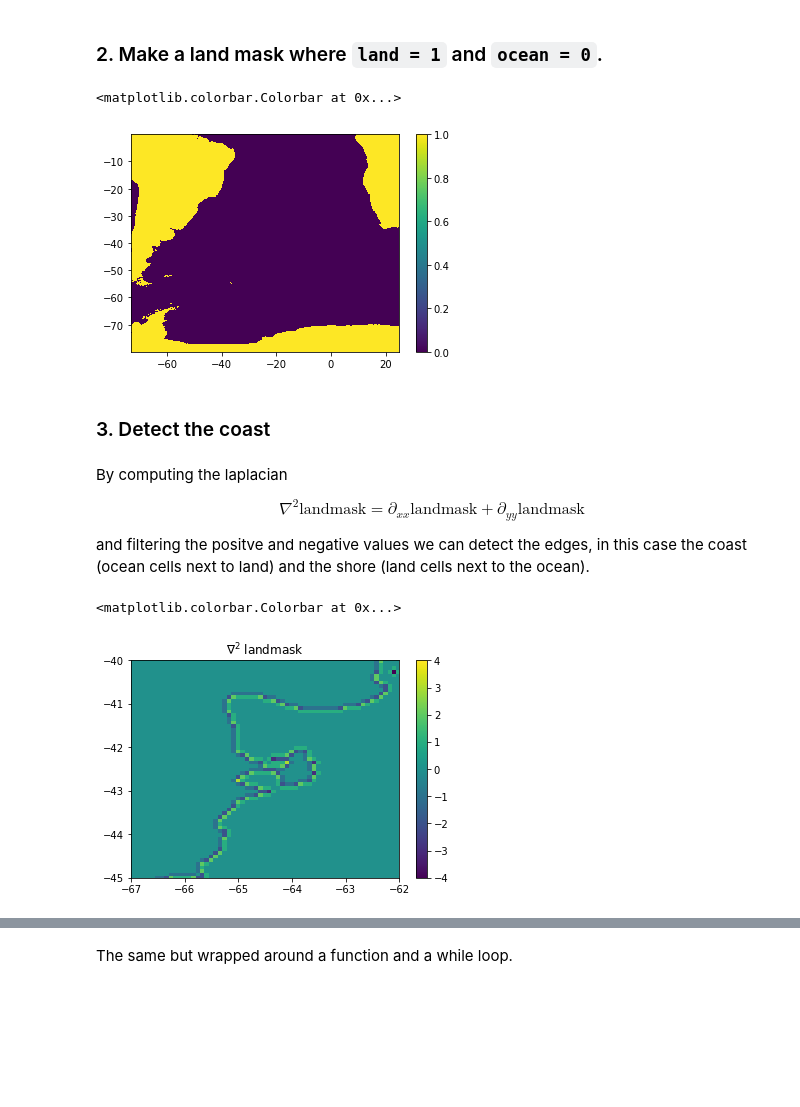
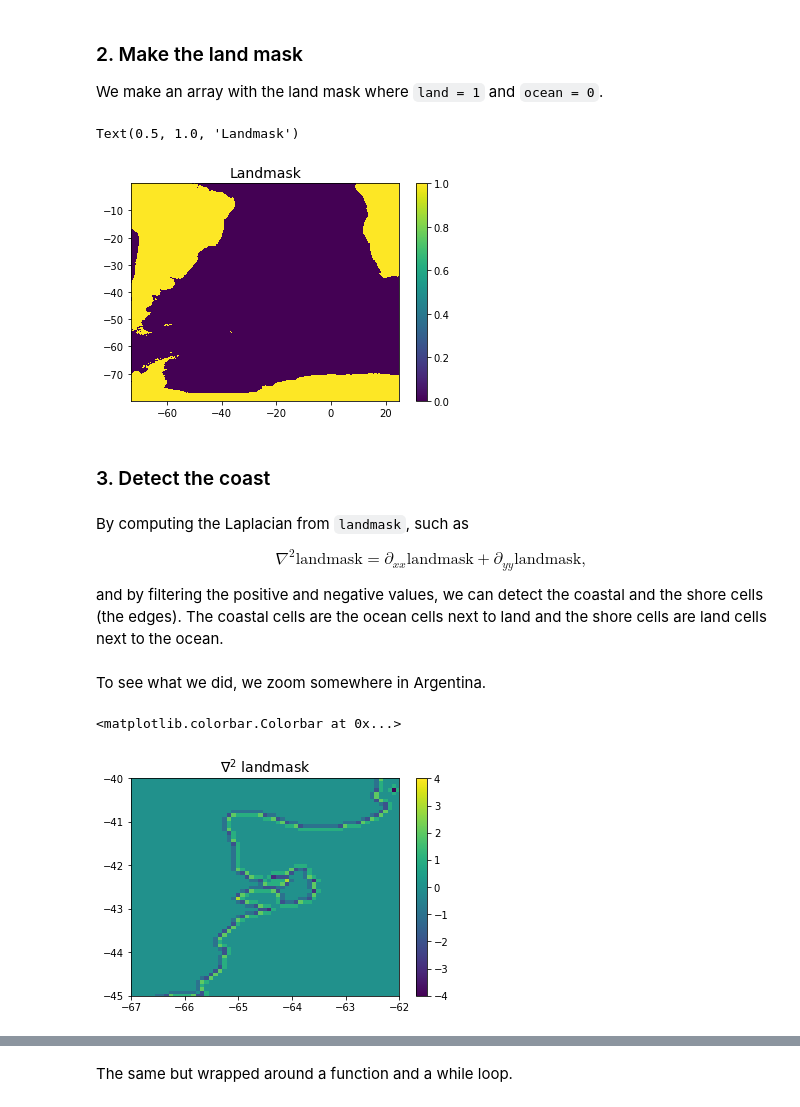
Before and after one commit to OceanParcels/BayesianAnalysis_SouthAtlantic, a Jupyter notebook: notebooks/detecting_coastal_cells_(edge-dectection).ipynb, the cells around one changed output, grey strips where cells are left out. Saved outputs shown, nothing was run; the diff lists cells and outputs as text; code cells hidden in the pictures; blank space fills up the shorter version.

Commit message:
Randomize local release position in clusters. Improve the explanations in edge detection notebook

```diff
--- a/notebooks/detecting_coastal_cells_(edge-dectection).ipynb
+++ b/notebooks/detecting_coastal_cells_(edge-dectection).ipynb
@@ -23,7 +36,9 @@ lons = model['longitude'][indices['lon']]
 lats = model['latitude'][indices['lat']]
 X, Y = np.meshgrid(lons, lats)
 # %% [markdown]
-### 2.  Make a land mask where `land = 1` and `ocean = 0`.
+### 2. Make the land mask
+
+We make an array with the land mask where `land = 1` and `ocean = 0`.
 # %%
 def make_landmask(fielddata, indices):
     """Returns landmask where land = 1 and ocean = 0
@@ -43,16 +58,17 @@ landmask = make_landmask(file_path, indices)
 # %%
 plt.figure()
 plt.pcolormesh(X, Y, landmask, shading='auto')
 plt.colorbar()
+plt.title('Landmask', fontsize=14)
 # %% [output]
-<matplotlib.colorbar.Colorbar at 0x...>
+Text(0.5, 1.0, 'Landmask')
-[figure, old version]
+[figure, new version]
 # %% [markdown]
 ### 3. Detect the coast
 # %% [markdown]
-By computing the laplacian
+By computing the Laplacian from `landmask`, such as
 
-$$\nabla^2 \text{landmask} = \partial_{xx} \text{landmask} + \partial_{yy} \text{landmask}$$
+$$\nabla^2 \text{landmask} = \partial_{xx} \text{landmask} + \partial_{yy} \text{landmask},$$
 
-and filtering the positve and negative values we can detect the edges, in this case the coast (ocean cells next to land) and the shore (land cells next to the ocean).
+and by filtering the positive and negative values, we can detect the coastal and the shore cells (the edges). The coastal cells are the ocean cells next to land and the shore cells are land cells next to the ocean.
 # %%
@@ -67,13 +84,15 @@ shore = shore.mask.astype('int')
+# %% [markdown]
+To see what we did, we zoom somewhere in Argentina.
 # %%
 plt.figure()
 plt.pcolormesh(X,Y, mask_lap, shading='auto')
 plt.xlim(-67, -62)
 plt.ylim(-45,-40)
-plt.title(r'$\nabla^2$ landmask')
+plt.title(r'$\nabla^2$ landmask', fontsize=14)
 plt.colorbar()
 # %% [output]
 <matplotlib.colorbar.Colorbar at 0x...>
-[figure, old version]
+[figure, new version]
 # %%
 plt.figure()
 plt.pcolormesh(X,Y, coastal, shading='auto')
```
Also changed, not shown: parts of 28 cells of this notebook, 2 other files.
